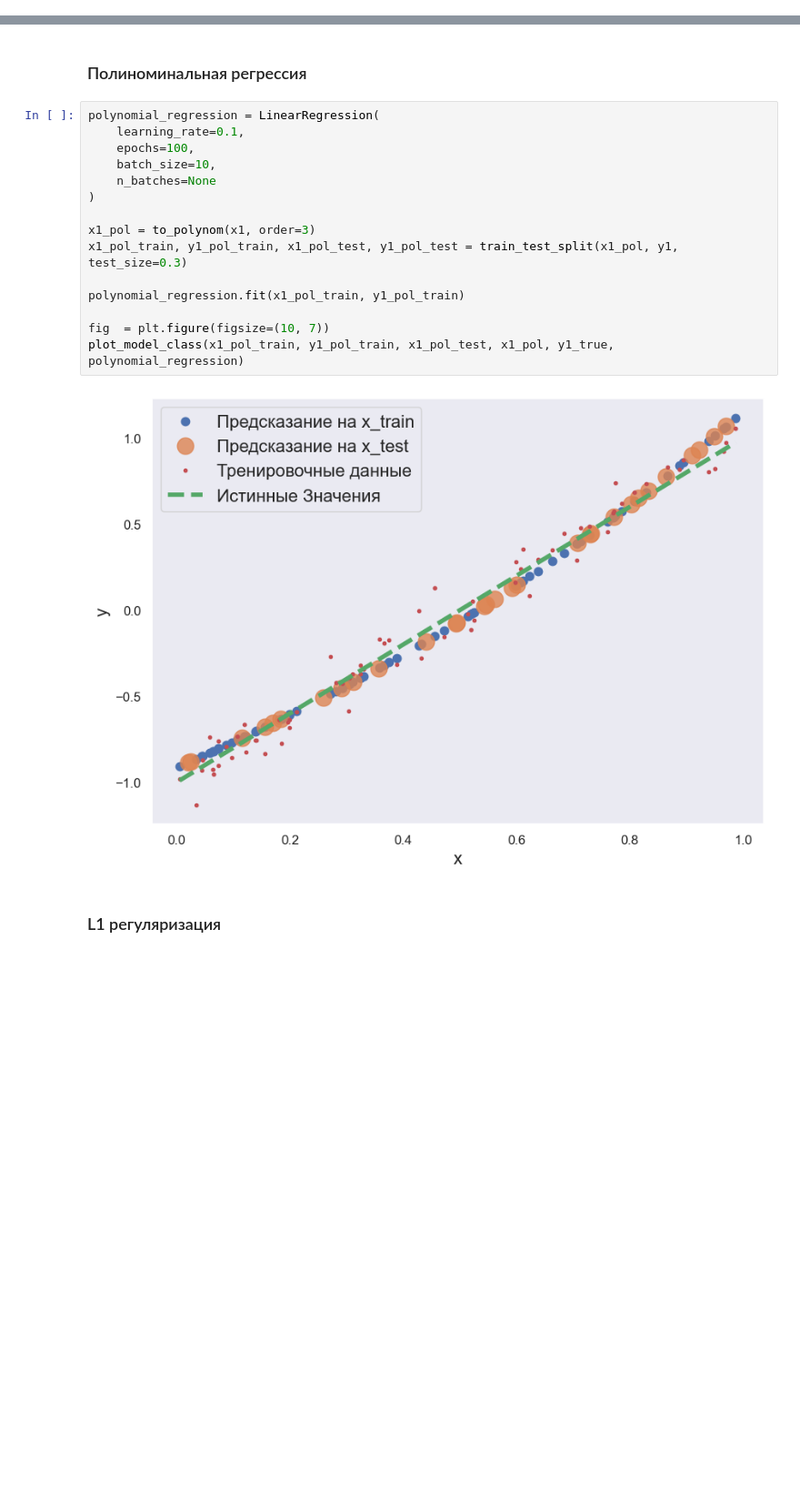
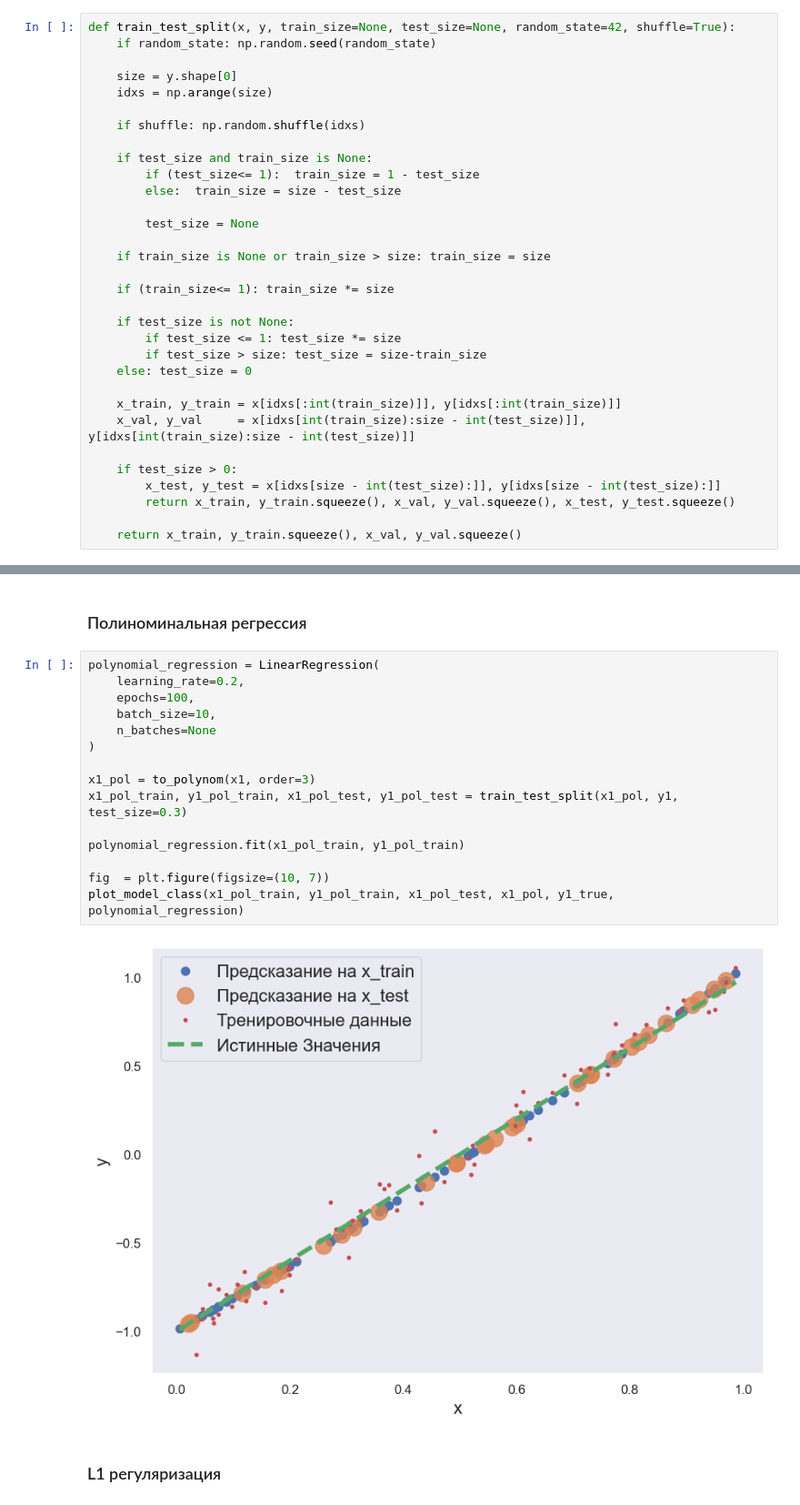
Before and after one commit to Losyash/mbml_hw, a Jupyter notebook: Math ML HW 2.ipynb, the cells around one changed output, grey strips where cells are left out. Shown at 91% size. Saved outputs shown, nothing was run; the diff lists cells and outputs as text; blank space fills up the shorter version.

```diff
--- a/Math ML HW 2.ipynb
+++ b/Math ML HW 2.ipynb
@@ -93 +62,33 @@ def train_test_split(x, y, train_size=None, test_size=None, random_state=42, shu
+# %%
+def train_test_split(x, y, train_size=None, test_size=None, random_state=42, shuffle=True):
+    if random_state: np.random.seed(random_state)
+
+    size = y.shape[0]
+    idxs = np.arange(size)
+
+    if shuffle: np.random.shuffle(idxs)
+
+    if test_size and train_size is None:
+        if (test_size<= 1):  train_size = 1 - test_size
+        else:  train_size = size - test_size
+
+        test_size = None
+
+    if train_size is None or train_size > size: train_size = size
+
+    if (train_size<= 1): train_size *= size
+
+    if test_size is not None:
+        if test_size <= 1: test_size *= size
+        if test_size > size: test_size = size-train_size
+    else: test_size = 0
+
+    x_train, y_train = x[idxs[:int(train_size)]], y[idxs[:int(train_size)]]
+    x_val, y_val     = x[idxs[int(train_size):size - int(test_size)]], y[idxs[int(train_size):size - int(test_size)]]
+
+    if test_size > 0:
+        x_test, y_test = x[idxs[size - int(test_size):]], y[idxs[size - int(test_size):]]
+        return x_train, y_train.squeeze(), x_val, y_val.squeeze(), x_test, y_test.squeeze()
+
+    return x_train, y_train.squeeze(), x_val, y_val.squeeze()
 # %% [markdown]
@@ -425,21 +380,21 @@ plot_model_class(x1_train, y1_train, x1_test, x1, y1_true, linear_regression)
 ### Полиноминальная регрессия
 # %%
 polynomial_regression = LinearRegression(
-    learning_rate=0.1,
+    learning_rate=0.2,
     epochs=100,
     batch_size=10,
     n_batches=None
 )
 
 x1_pol = to_polynom(x1, order=3)
 x1_pol_train, y1_pol_train, x1_pol_test, y1_pol_test = train_test_split(x1_pol, y1, test_size=0.3)
 
 polynomial_regression.fit(x1_pol_train, y1_pol_train)
 
 fig  = plt.figure(figsize=(10, 7))
 plot_model_class(x1_pol_train, y1_pol_train, x1_pol_test, x1_pol, y1_true, polynomial_regression)
 # %% [output]
-[figure, old version]
+[figure, new version]
 # %% [markdown]
 ### L1 регуляризация
 # %%
```
Also changed, not shown: parts of 21 cells of this notebook.
